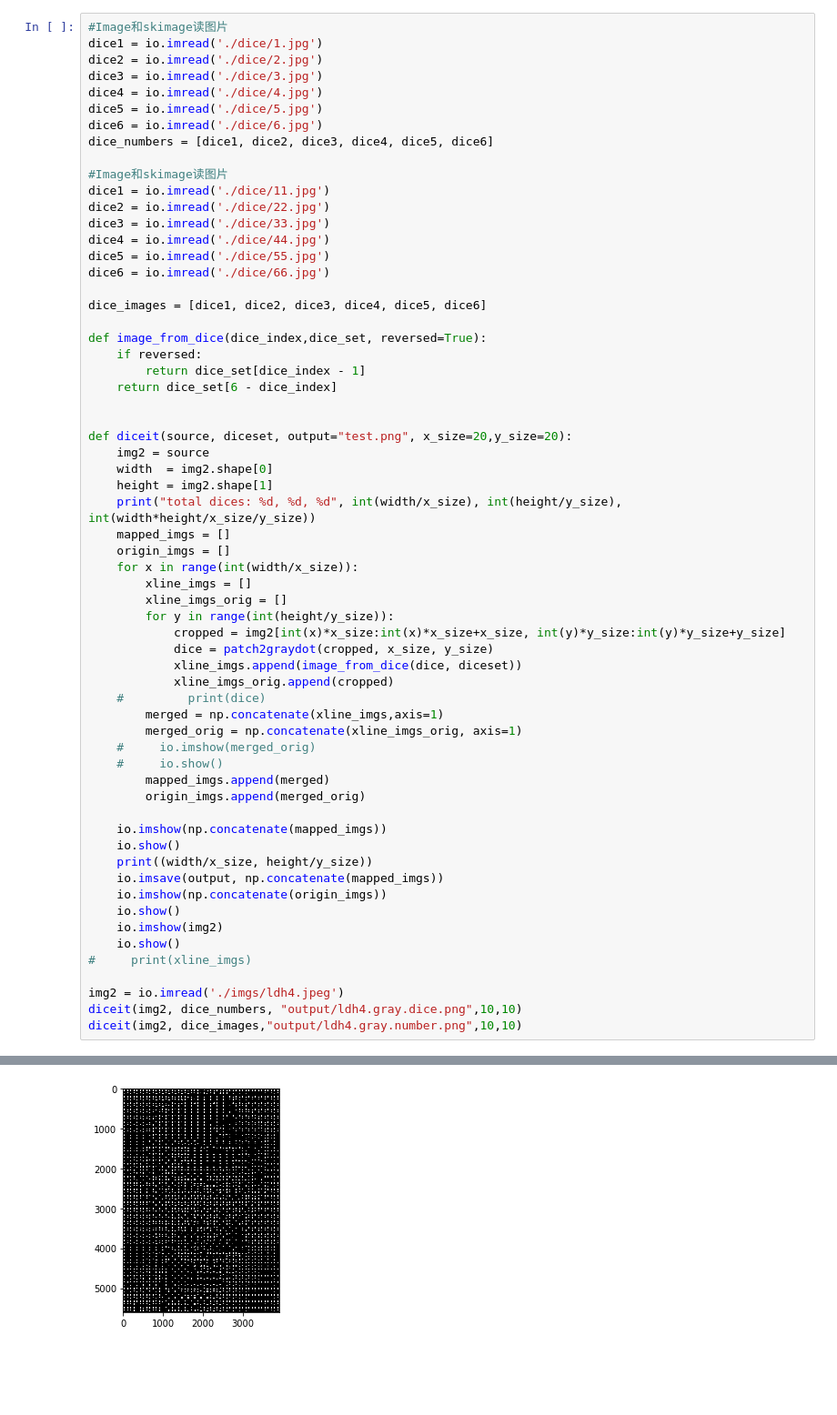
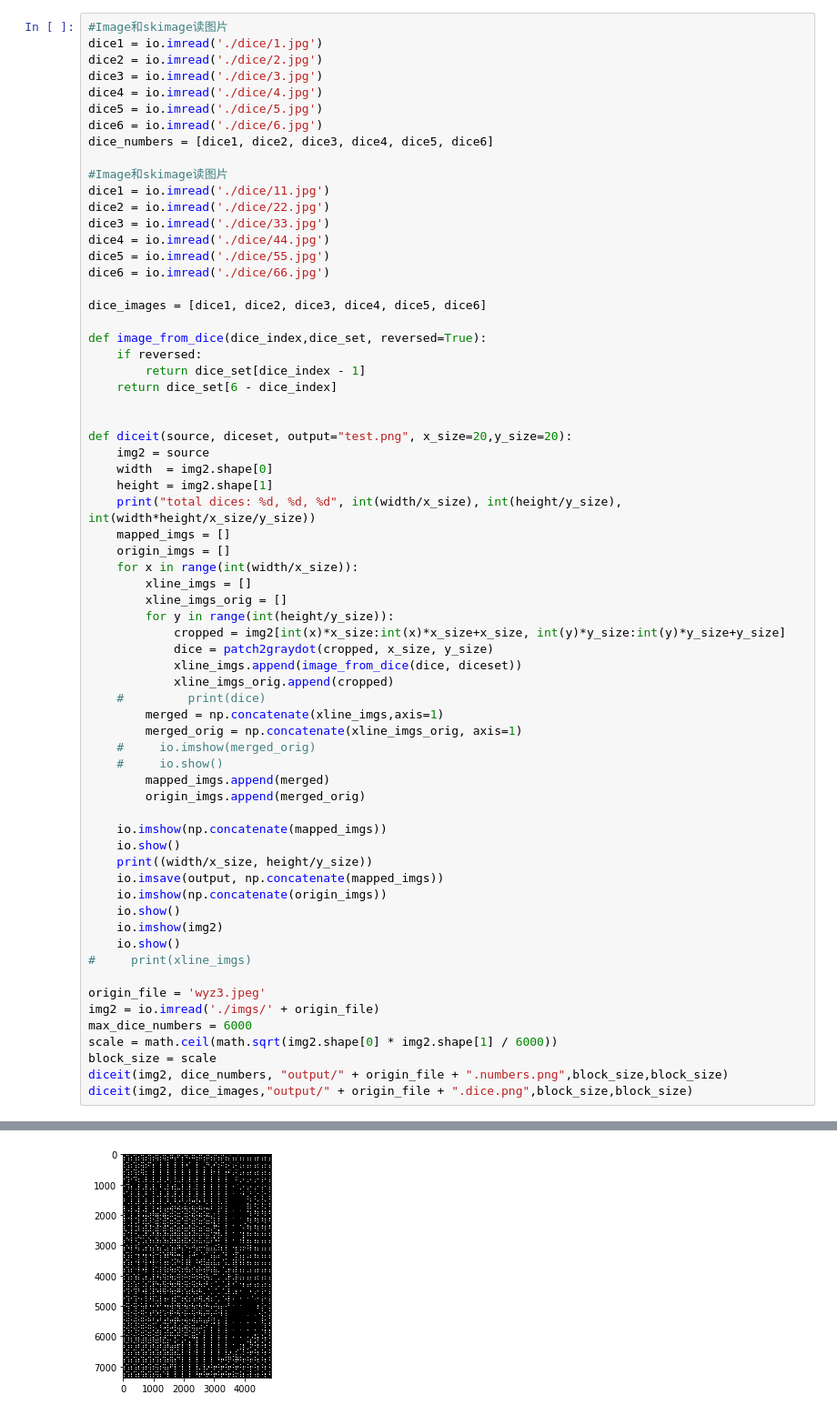
Before and after one commit to younthu/image2dice, a Jupyter notebook: saizi.ipynb, the cells around one changed output, grey strips where cells are left out. Shown at 91% size. Cells and saved outputs as stored; diff of their text form; blank space fills up the shorter version.

Commit message:
update image2dice algorithm.

```diff
--- a/saizi.ipynb
+++ b/saizi.ipynb
@@ -63,7 +64,11 @@ def diceit(source, diceset, output="test.png", x_size=20,y_size=20):
     io.show()
 #     print(xline_imgs)
 
-img2 = io.imread('./imgs/ldh4.jpeg')
-diceit(img2, dice_numbers, "output/ldh4.gray.dice.png",10,10)
-diceit(img2, dice_images,"output/ldh4.gray.number.png",10,10)
+origin_file = 'wyz3.jpeg'
+img2 = io.imread('./imgs/' + origin_file)
+max_dice_numbers = 6000
+scale = math.ceil(math.sqrt(img2.shape[0] * img2.shape[1] / 6000))
+block_size = scale
+diceit(img2, dice_numbers, "output/" + origin_file + ".numbers.png",block_size,block_size)
+diceit(img2, dice_images,"output/" + origin_file + ".dice.png",block_size,block_size)
 # %% [output]
@@ -71 +76 @@ total dices: %d, %d, %d 70 49 3481
-[figure, old version]
+[figure, new version]
```
Also changed, not shown: parts of 2 cells of this notebook, 5 other files.
